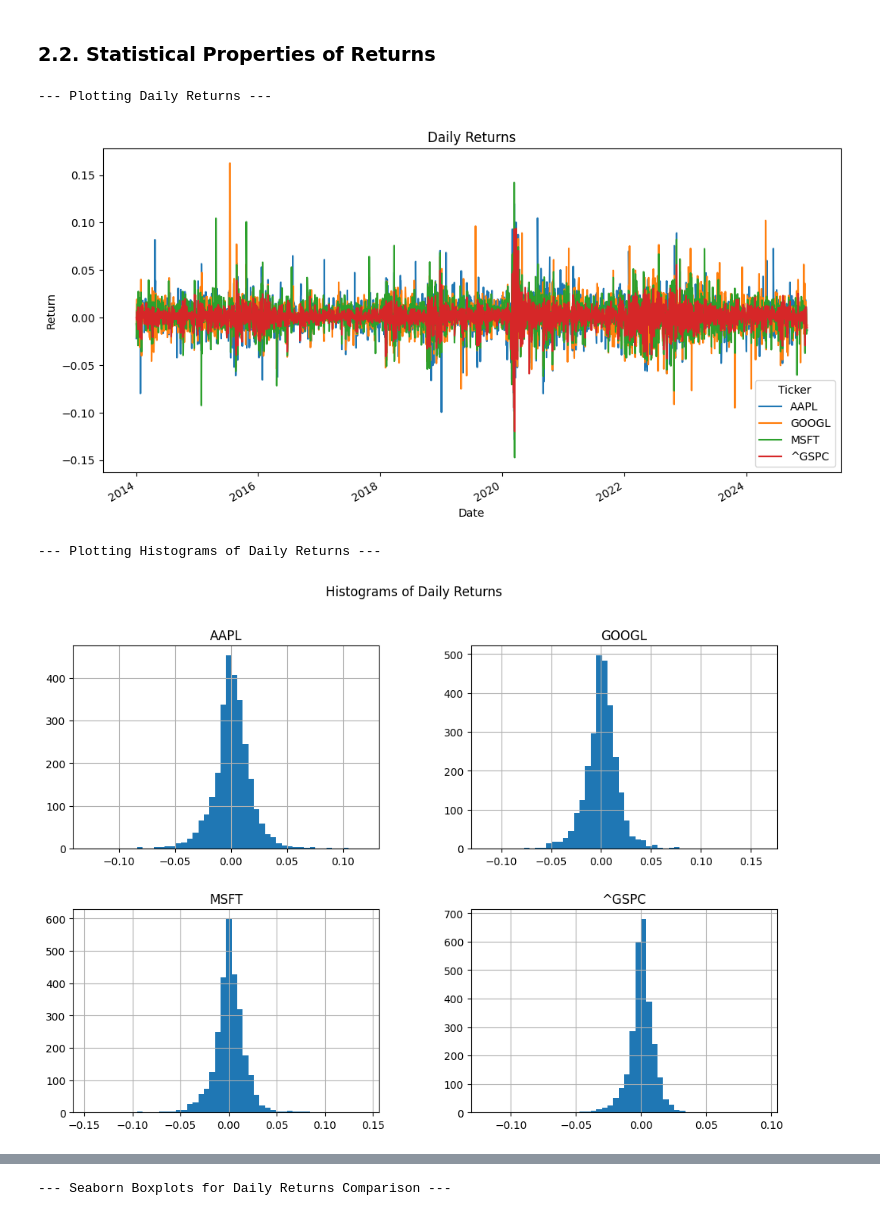
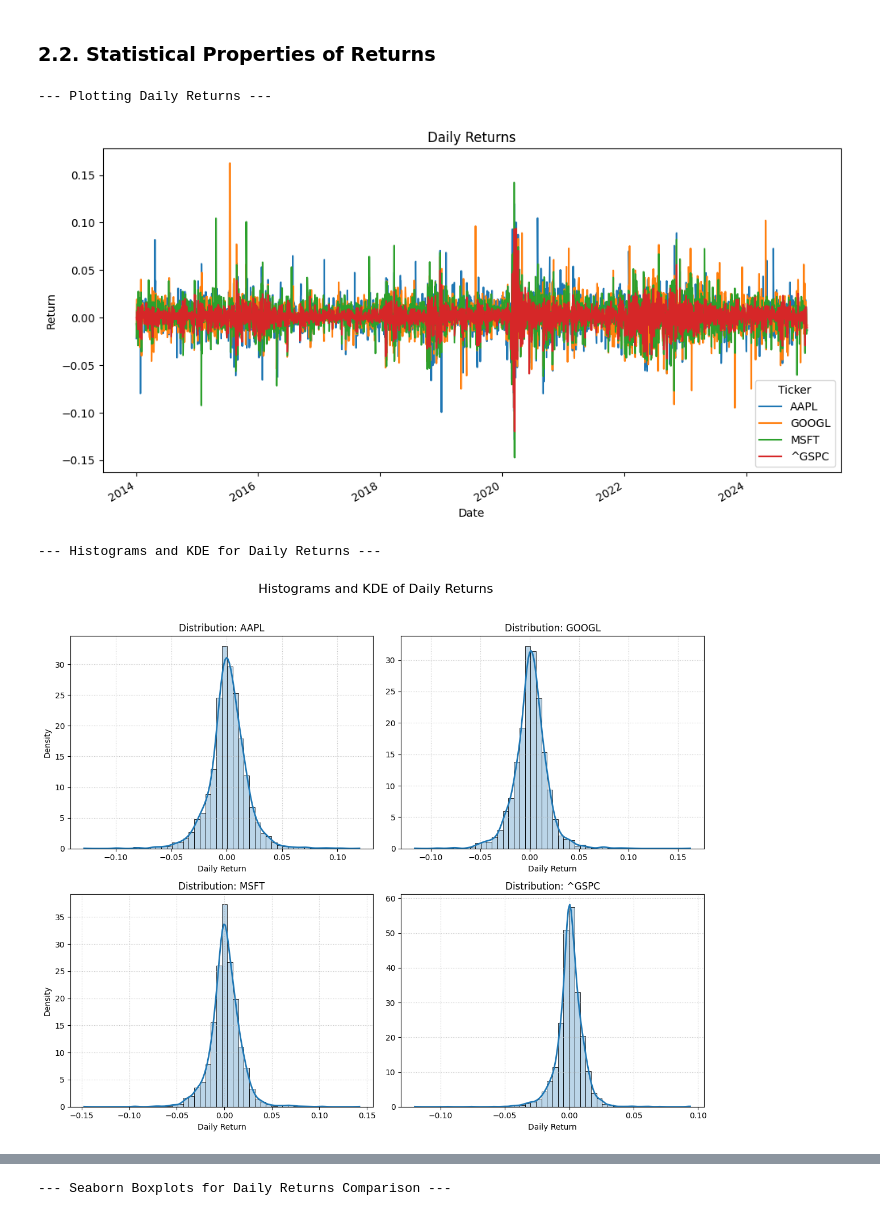
Before and after one commit to GeorgiiSizykh/EDA_of_Tech_Stocks, a Jupyter notebook: Financial_Data_Analysis/data_exploration.ipynb, the cells around one changed output, grey strips where cells are left out. Drawn from its saved outputs; the diff is of its cells as text; code cells hidden in the pictures.

Commit message:
Refactoring of subsec. 2.2 - Statistical Properties of Daily Returns. Unfinished

```diff
--- a/Financial_Data_Analysis/data_exploration.ipynb
+++ b/Financial_Data_Analysis/data_exploration.ipynb
@@ -287,7 +287,7 @@ if not close_data.empty:
         ax1.grid(True)
 
     else:
-        print(f"Warning: Not all individual tickers ({', '.join(tickers_for_first_window)}) found in close_data.")
+        print(f"Warning: Not all individual tickers ({', '.join(individual_tickers)}) found in close_data.")
 
     # --- ^GSPC ---
     if index_ticker in close_data.columns:
@@ -295,7 +295,7 @@ if not close_data.empty:
 
         close_data[index_ticker].plot(ax=ax2, label=index_ticker)
 
-        ax2.set_title(f"Close Price: {ticker_for_second_window}")
+        ax2.set_title(f"Close Price: {index_ticker}")
         ax2.set_ylabel("Price")
         ax2.legend(title='Ticker')
         ax2.grid(True)
@@ -338,21 +338,58 @@ if not close_data.empty:
 # %% [markdown]
 ### 2.2. Statistical Properties of Returns
 # %%
-if 'daily_returns' in locals() and not daily_returns.empty: # Проверяем, существует ли daily_returns
+if 'daily_returns' in locals() and not daily_returns.empty:
     print("\n--- Plotting Daily Returns ---")
-    daily_returns.plot(figsize=(12, 6), title="Daily Returns", subplots=False) # subplots=True для отдельных графиков
+    daily_returns.plot(figsize=(12, 6), title="Daily Returns", subplots=False) # subplots=True for separate subplots
     plt.ylabel("Return")
     plt.show()
-
-    print("\n--- Plotting Histograms of Daily Returns ---")
-    daily_returns.hist(bins=50, figsize=(12, 8), sharex=False)
-    plt.suptitle("Histograms of Daily Returns")
-    plt.show()
 # %% [output]
 --- Plotting Daily Returns ---
 [figure]
---- Plotting Histograms of Daily Returns ---
-[figure, removed]
+# %%
+if 'daily_returns' in locals() and not daily_returns.empty:
+    print("\n--- Histograms and KDE for Daily Returns ---")
+
+    num_tickers = len(daily_returns.columns)
+    if num_tickers <= 0:
+        print("No columns in daily_returns to plot.")
+    else:
+        nrows = 2
+        ncols = 2
+
+        fig, axes = plt.subplots(nrows=nrows, ncols=ncols, figsize=(12, 10), sharex=False, sharey=False)
+        axes_flat = axes.flatten()
+
+        # Choose the type of staticstics for plotting histogram - density or frequency
+        stat_type = "density"
+        # stat_type = "frequency"
+
+        for i, ticker in enumerate(daily_returns.columns):
+            current_ax = axes_flat[i]
+
+            sns.histplot(daily_returns[ticker], kde=True, bins=50, ax=current_ax, stat=stat_type, alpha=0.3, line_kws={'linewidth': 2})
+
+            current_ax.set_title(f"Distribution: {ticker}")
+            current_ax.set_xlabel("Daily Return")
+
+            # Y-axis labels
+            if i % ncols == 0:
+                current_ax.set_ylabel(stat_type.capitalize())
+            else:
+                current_ax.set_ylabel("")
+
+            current_ax.grid(True, linestyle=':', alpha=0.7)
+
+
+        fig.suptitle("Histograms and KDE of Daily Returns", fontsize=16)
+        plt.tight_layout(rect=[0, 0, 1, 0.96])
+        plt.show()
+
+else:
+    print("DataFrame 'daily_returns' is empty or not defined. Skipping histograms.")
+# %% [output]
+--- Histograms and KDE for Daily Returns ---
+[figure, added]
 # %%
 if 'daily_returns' in locals() and not daily_returns.empty:
     print("\n--- Descriptive Statistics for Daily Returns ---")
```
Also changed, not shown: parts of 12 cells of this notebook.
